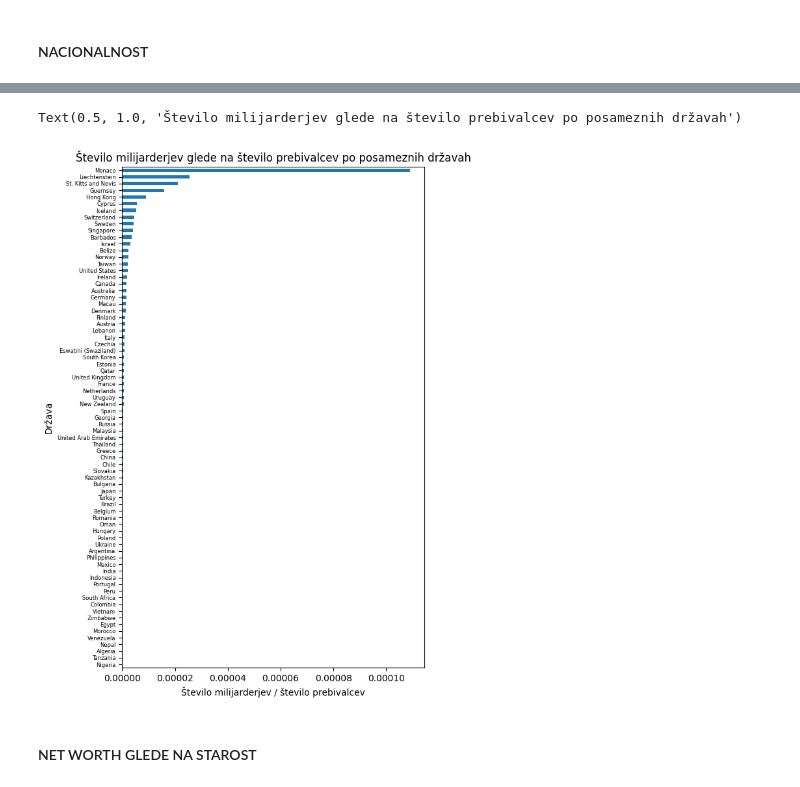
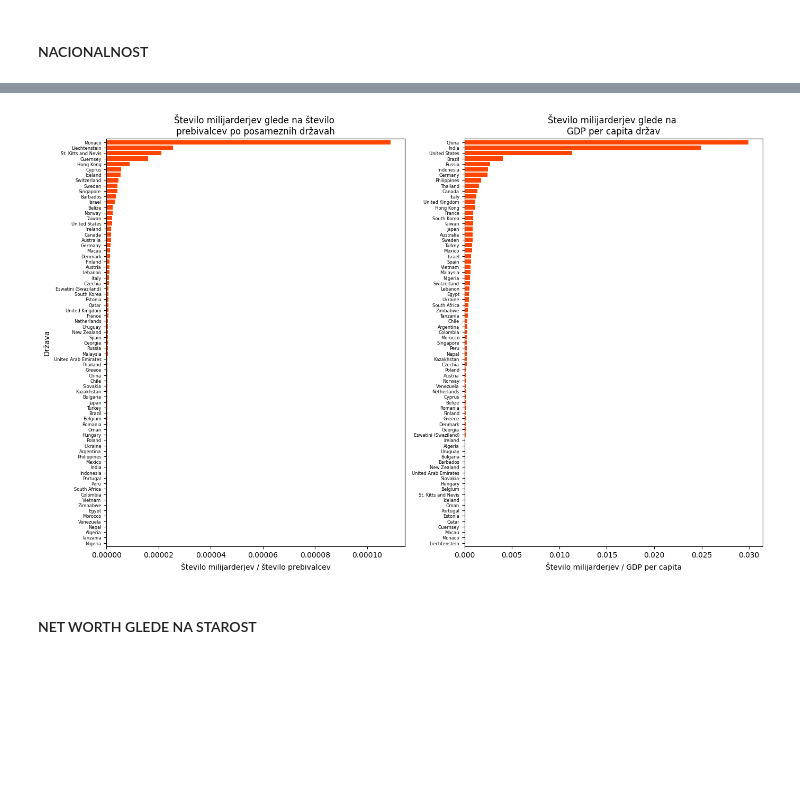
Before and after one commit to karolina-sa/Forbes-list-PROG1-projekt, a Jupyter notebook: analiza_Forbes_list.ipynb, the cells around one changed output, grey strips where cells are left out. Cells and saved outputs as stored; diff of their text form; code cells hidden in the pictures; blank space fills up the shorter version.

```diff
--- a/analiza_Forbes_list.ipynb
+++ b/analiza_Forbes_list.ipynb
@@ -102,24 +102,35 @@ zemljevid.add_to(map)
 map
 # %% [output]
 [interactive output not drawn]
-# %%
-# GRAF:
-forbes_countries = forbes.groupby("country").size().reset_index(name = "forbes_count")
-forbes_countries = pd.merge(forbes_countries, drzave, how='left', on='country')
-forbes_countries['forbes_na_preb'] = forbes_countries['forbes_count'] / forbes_countries['population']
-forbes_countries = forbes_countries.sort_values(by = 'forbes_na_preb', ascending = True)
-
-forbes_countries_plot = forbes_countries.plot.barh(x = 'country',
-                           y = 'forbes_na_preb',
-                           legend = False)
-plt.yticks(size=6)
-plt.xlabel('Število milijarderjev / število prebivalcev')
-plt.ylabel('Država')
-plt.rcParams['figure.figsize'] = [6,10]
-plt.title('Število milijarderjev glede na število prebivalcev po posameznih državah')
-# %% [output]
-Text(0.5, 1.0, 'Število milijarderjev glede na število prebivalcev po posameznih državah')
-[figure, removed]
+# %%
+forbes_countries = forbes.groupby("country").size().reset_index(name = "forbes_count")
+forbes_countries = pd.merge(forbes_countries, drzave, how='left', on='country')
+forbes_countries['forbes_na_preb'] = forbes_countries['forbes_count'] / forbes_countries['population']
+
+forbes_countries_gdp = forbes.groupby("country").size().reset_index(name = "forbes_count")
+forbes_countries_gdp = pd.merge(forbes_countries_gdp, drzave, how='left', on='country')
+forbes_countries_gdp['forbes_gdppc'] = forbes_countries_gdp['forbes_count'] / forbes_countries_gdp['gdp_pc']
+
+fig, (ax1,ax2) = plt.subplots(1,2, figsize=(10,4))  # 1 row, 2 columns
+
+forbes_countries = forbes_countries.sort_values(by = 'forbes_na_preb', ascending = True).plot.barh(x = 'country', y = 'forbes_na_preb',
+                legend = False, ax = ax1, figsize = (16, 10), width = 0.8, color = 'orangered')
+forbes_countries.set_xlabel("Število milijarderjev / število prebivalcev")
+forbes_countries.set_ylabel("Država")
+forbes_countries.set_title("Število milijarderjev glede na število \nprebivalcev po posameznih državah")
+plt.yticks(size=6)
+
+forbes_countries_gdp =forbes_countries_gdp.sort_values(by = 'forbes_gdppc', ascending = True).plot.barh(x = 'country', y = 'forbes_gdppc',
+                legend = False, ax = ax2, figsize = (16, 10), width = 0.8, color = 'orangered')
+forbes_countries_gdp.set_xlabel("Število milijarderjev / GDP per capita")
+forbes_countries_gdp.set_ylabel(" ")
+plt.yticks(size=6)
+forbes_countries_gdp.set_title('Število milijarderjev glede na \nGDP per capita držav')
+
+for ax in (ax1, ax2):
+    ax.tick_params(axis = 'y', which = 'both', labelsize = 6)
+# %% [output]
+[figure, added]
 # %% [markdown]
 <h4>NET WORTH GLEDE NA STAROST</h4>
 # %%
```
Also changed, not shown: parts of 1 cell of this notebook.
